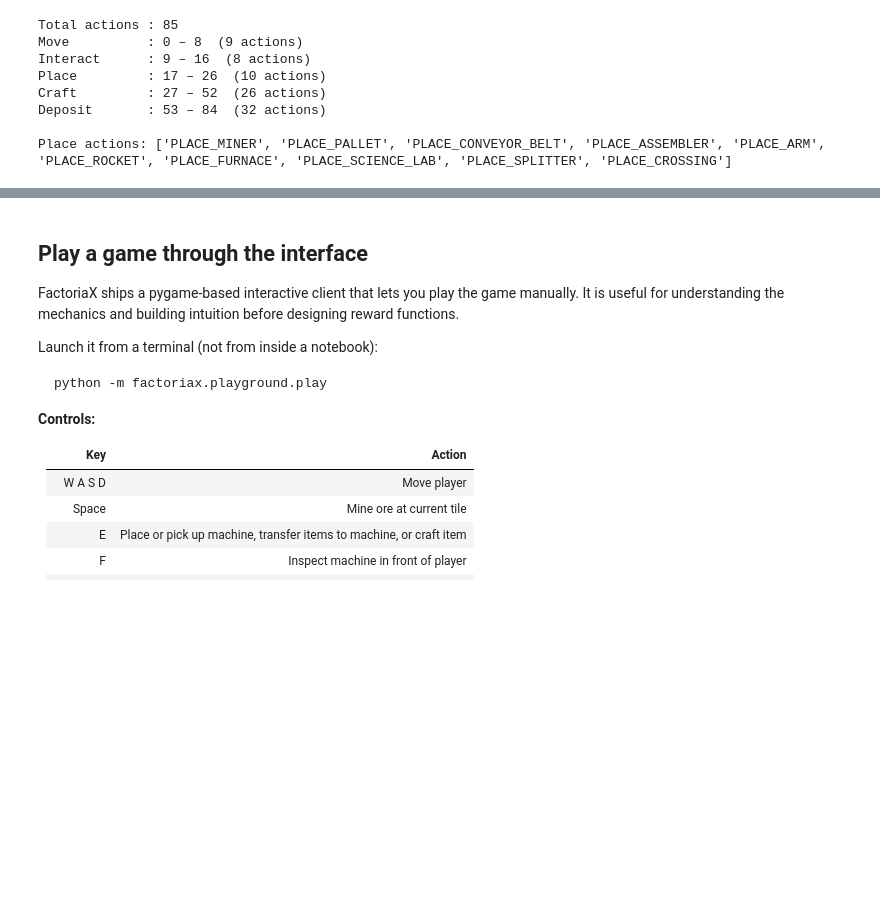
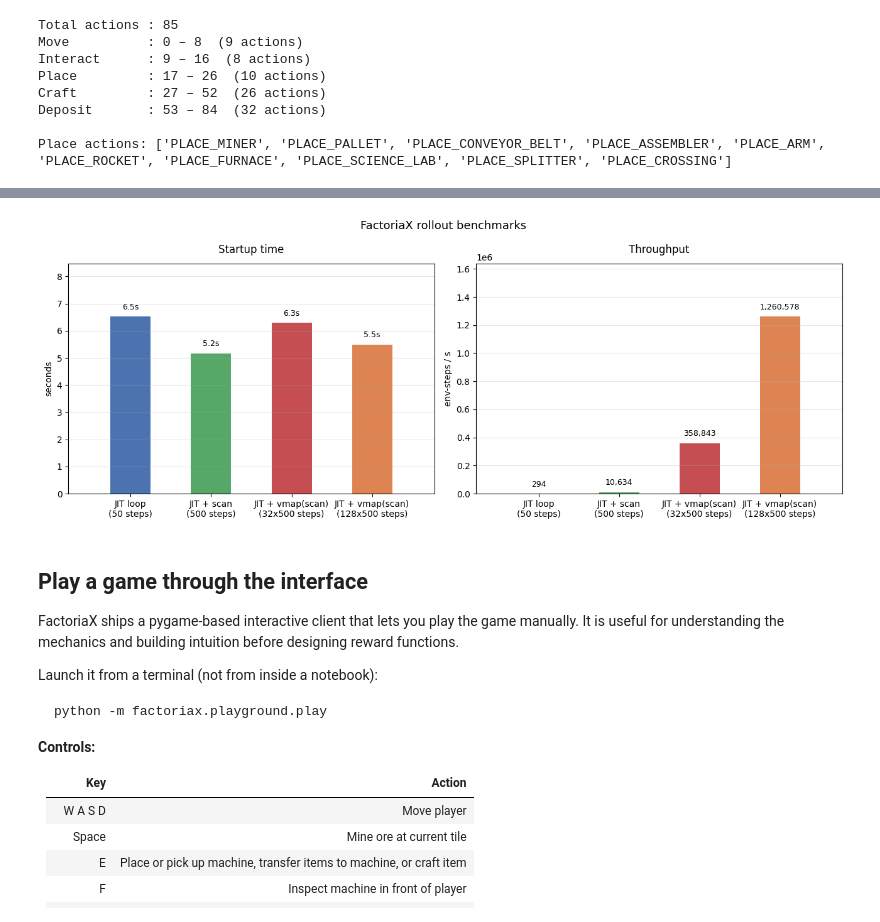
Before and after one commit to mickeybeurskens/factoriax, a Jupyter notebook: docs/guides/getting_started.ipynb, the cells around one changed output, grey strips where cells are left out. Drawn from its saved outputs; the diff is of its cells as text; code cells hidden in the pictures; blank space fills up the shorter version.

Commit message:
Rewrite running rollouts section: clear structure, 4-bar benchmark, linear axes

```diff
--- a/docs/guides/getting_started.ipynb
+++ b/docs/guides/getting_started.ipynb
@@ -288,21 +268,34 @@ print(f"             steady  : {scan_steady:.3f}s  ->  {scan_sps:,.0f} steps/s")
 # %%
-# ---- vmap(lax.scan) ----
-# The standard training pattern. One compiled XLA kernel runs N_ENVS environments
-# in parallel for SCAN_STEPS each. A single Python call per rollout batch.
+labels      = [
+    f"JIT loop\n({LOOP_STEPS} steps)",
+    f"JIT + scan\n({N_STEPS} steps)",
+    f"JIT + vmap(scan)\n({N_ENVS}x{N_STEPS} steps)",
+    f"JIT + vmap(scan)\n(128x{N_STEPS} steps)",
+]
+startups    = [loop_startup, scan_startup, vmap_startup,     vmap_startup_128]
+throughputs = [loop_sps,     scan_sps,     vmap_sps,         vmap_sps_128]
+colours     = ["#4c72b0",    "#55a868",    "#c44e52",         "#dd8452"]
 
-run_scan_vmap = jax.jit(jax.vmap(run_scan_single))
+fig, (ax1, ax2) = plt.subplots(1, 2, figsize=(13, 5))
 
-init_keys = jax.random.split(jax.random.PRNGKey(0), N_ENVS)
-t0 = time.perf_counter()
-jax.block_until_ready(run_scan_vmap(init_keys))
-scan_vmap_startup = time.perf_counter() - t0
+for ax, vals, title, ylabel in [
+    (ax1, startups,    "Startup time",  "seconds"),
+    (ax2, throughputs, "Throughput",    "env-steps / s"),
+]:
+    bars = ax.bar(labels, vals, color=colours, width=0.5)
+    ax.set_title(title, pad=12)
+    ax.set_ylabel(ylabel)
+    ax.margins(x=0.15)
+    top = max(vals)
+    ax.set_ylim(0, top * 1.3)
+    ax.grid(axis="y", alpha=0.3)
+    for bar, v in zip(bars, vals):
+        fmt = f"{v:.1f}s" if ax is ax1 else f"{v:,.0f}"
+        ax.text(bar.get_x() + bar.get_width() / 2, v + top * 0.03,
+                fmt, ha="center", va="bottom", fontsize=9)
 
-t0 = time.perf_counter()
-for i in range(1, N_REPS + 1):
-    keys_i = jax.random.split(jax.random.PRNGKey(i * 100), N_ENVS)
-    jax.block_until_ready(run_scan_vmap(keys_i))
-scan_vmap_steady = (time.perf_counter() - t0) / N_REPS
-scan_vmap_sps = SCAN_STEPS * N_ENVS / scan_vmap_steady
-
-print(f"vmap(scan) ({N_ENVS} envs) startup : {scan_vmap_startup:.2f}s")
-print(f"                   steady  : {scan_vmap_steady:.3f}s  ->  {scan_vmap_sps:,.0f} env-steps/s")
+fig.suptitle("FactoriaX rollout benchmarks", fontsize=13)
+plt.tight_layout()
+plt.show()
+# %% [output]
+[figure, added]
```
Also changed, not shown: parts of 10 cells of this notebook.
